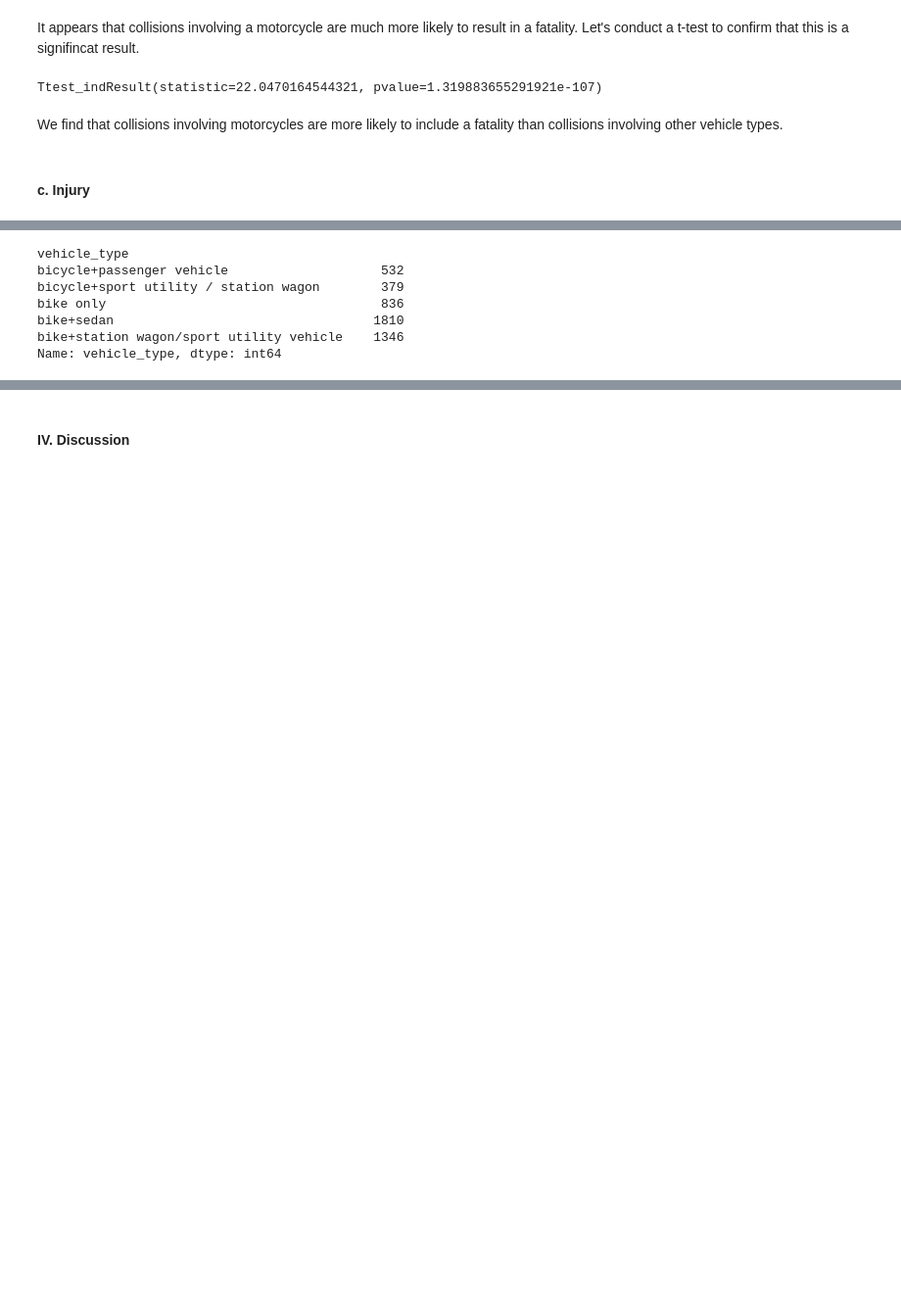
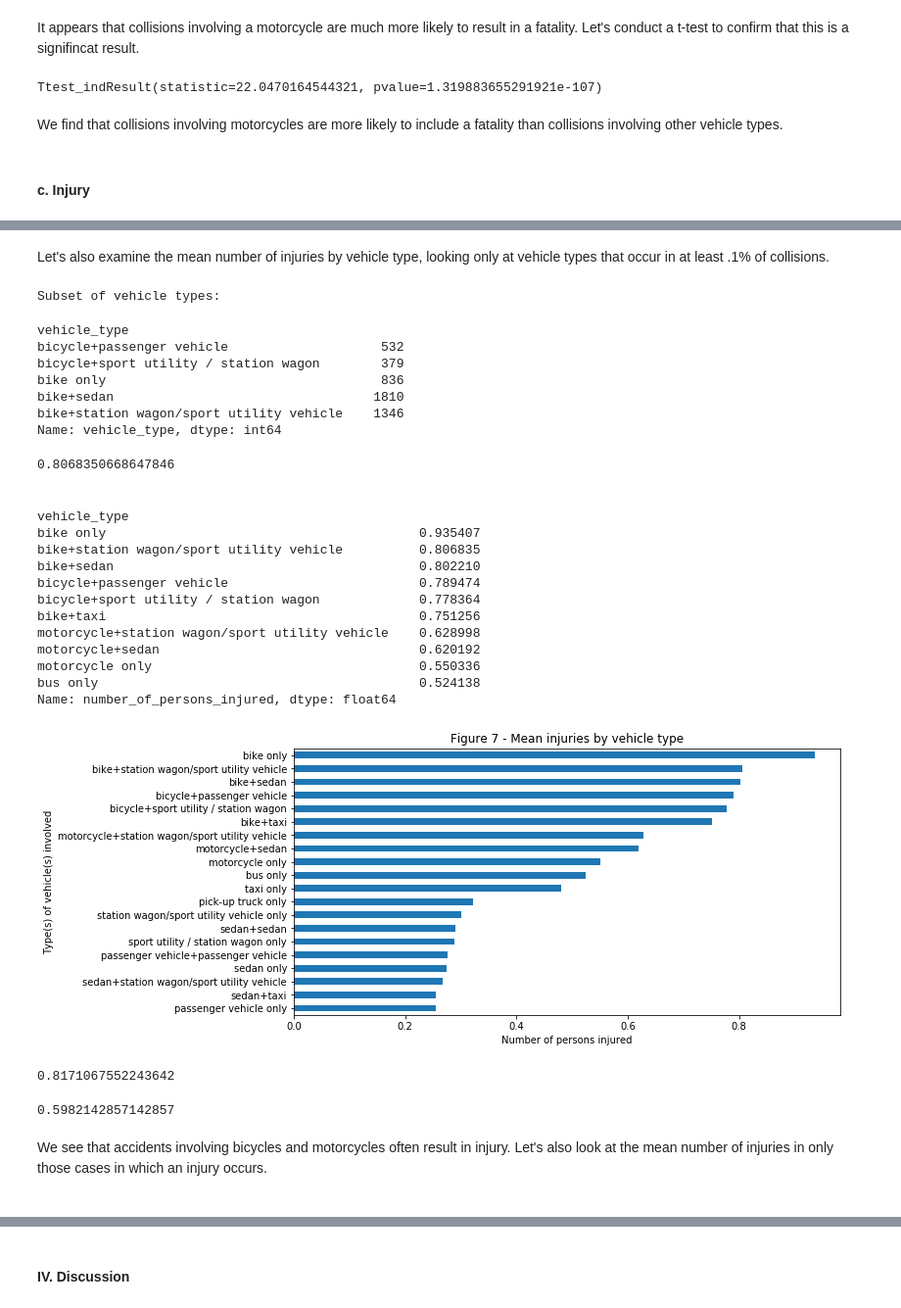
Before and after one commit to dan55/collisions, a Jupyter notebook: collisions.ipynb, the cells around one changed output, grey strips where cells are left out. Shown at 98% size. Saved outputs shown, nothing was run; the diff lists cells and outputs as text; code cells hidden in the pictures; blank space fills up the shorter version.

```diff
--- a/collisions.ipynb
+++ b/collisions.ipynb
@@ -419,18 +405,75 @@ Name: number_of_persons_injured, dtype: float64
 [figure]
+# %% [markdown]
+Let's also examine the mean number of injuries by vehicle type, looking only at vehicle types that occur in at least .1% of collisions.
 # %%
 inj = (df2.groupby("vehicle_type")
        .vehicle_type
        .count())
-inj = inj[inj > .001 * len(df2)]
+inj = inj[inj >= .001 * len(df2)]
+
+print("Subset of vehicle types:")
 inj.head()
 # %% [output]
-vehicle_type
-bicycle+passenger vehicle                    532
-bicycle+sport utility / station wagon        379
-bike only                                    836
-bike+sedan                                  1810
-bike+station wagon/sport utility vehicle    1346
-Name: vehicle_type, dtype: int64
+Subset of vehicle types:
+vehicle_type
+bicycle+passenger vehicle                    532
+bicycle+sport utility / station wagon        379
+bike only                                    836
+bike+sedan                                  1810
+bike+station wagon/sport utility vehicle    1346
+Name: vehicle_type, dtype: int64
+# %%
+len(df2[df2.vehicle_type=="bike+station wagon/sport utility vehicle"])
+df2[df2.vehicle_type=="bike+station wagon/sport utility vehicle"].number_of_persons_injured.sum() / len(df2[df2.vehicle_type=="bike+station wagon/sport utility vehicle"])
+# %% [output]
+0.8068350668647846
+# %% [markdown]
+<a id="fig7" />
+# %%
+dfi = df2[df2.vehicle_type.isin(inj.index)]
+grouped = (dfi
+ .groupby("vehicle_type")
+ .number_of_persons_injured
+ .mean()
+ .sort_values(ascending=False)
+)
+grouped.head(20)
+
+title = "Figure 7 - Mean injuries by vehicle type"
+ax = (grouped.head(20)
+      .iloc[::-1] # put highest number at the top
+      .plot(figsize=(10, 5),
+            kind="barh",
+            title=title)
+     )
+ax.set_xlabel("Number of persons injured")
+_ = ax.set_ylabel("Type(s) of vehicle(s) involved")
+grouped.head(10)
+# %% [output]
+vehicle_type
+bike only                                         0.935407
+bike+station wagon/sport utility vehicle          0.806835
+bike+sedan                                        0.802210
+bicycle+passenger vehicle                         0.789474
+bicycle+sport utility / station wagon             0.778364
+bike+taxi                                         0.751256
+motorcycle+station wagon/sport utility vehicle    0.628998
+motorcycle+sedan                                  0.620192
+motorcycle only                                   0.550336
+bus only                                          0.524138
+Name: number_of_persons_injured, dtype: float64
+[figure, added]
+# %%
+# TODO: make this readable
+print(df2[(df2.vehicle_type.str.contains("bike")) | (df2.vehicle_type.str.contains("bicycle"))].number_of_persons_injured.mean())
+df2[df2.vehicle_type.str.contains("motorcycle")].number_of_persons_injured.mean()
+# %% [output]
+0.8171067552243642
+0.5982142857142857
+# %% [markdown]
+We see that accidents involving bicycles and motorcycles often result in injury. Let's also look at the mean number of injuries in only those cases in which an injury occurs.
+# %% [markdown]
+<a id="fig8" />
 # %%
 dfi = df2[df2.vehicle_type.isin(inj.index)]
 grouped = (dfi[dfi["number_of_persons_injured"] >= 1]
```
Also changed, not shown: parts of 12 cells of this notebook.
